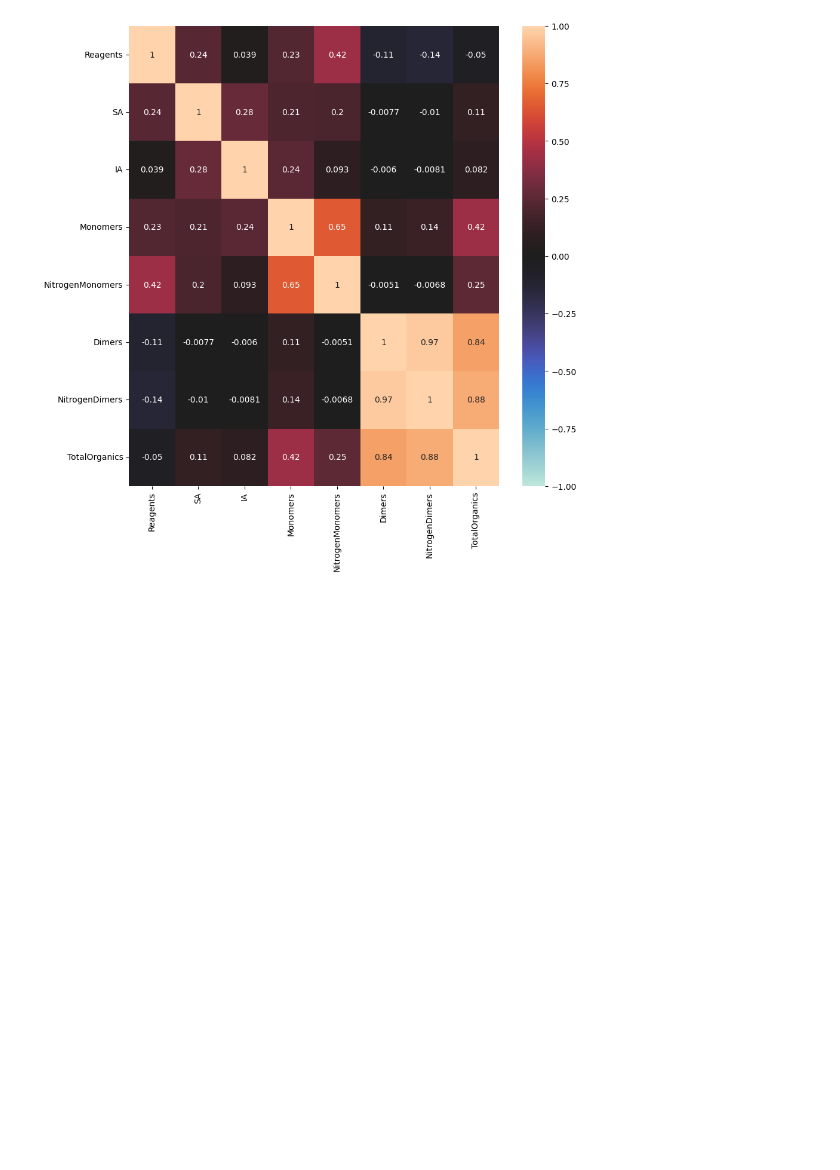
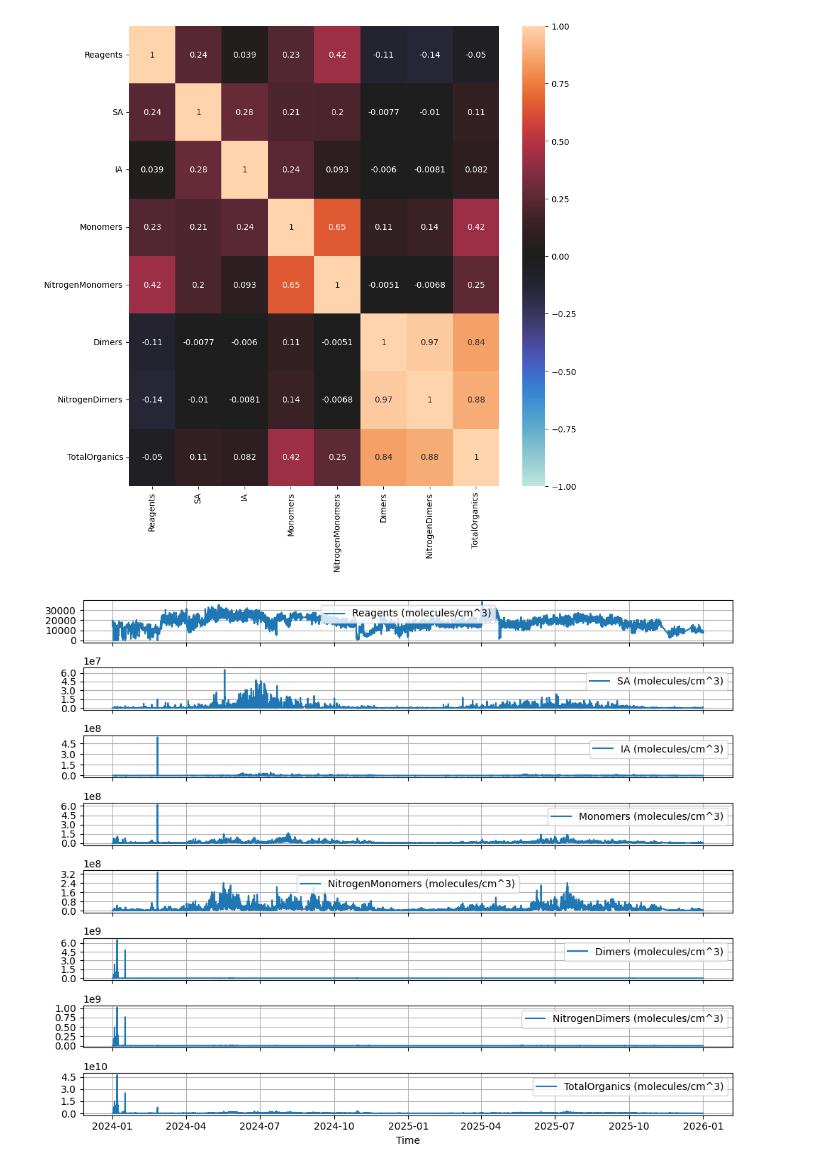
Before and after one commit to drohal3/ATMDP-003_marine, a Jupyter notebook: notebooks/precursors_explore.ipynb, the cells around one changed output. Drawn from its saved outputs; the diff is of its cells as text; code cells hidden in the pictures; blank space fills up the shorter version.

```diff
--- a/notebooks/precursors_explore.ipynb
+++ b/notebooks/precursors_explore.ipynb
@@ -6,10 +6,13 @@ Loading data into DataFrame
 import pandas as pd
 import seaborn as sns
 import matplotlib.pyplot as plt
+from matplotlib.ticker import MaxNLocator
 
 path = "../local/Tvarminne/CIApi_data/MION_NO3_WinterSchool.csv"
 
-df = pd.read_csv(path)
+df = pd.read_csv(path, engine="pyarrow")
+df["Time"] = pd.to_datetime(df["Time"], format="%d-%b-%Y %H:%M:%S", errors='coerce')
+df.set_index("Time", inplace=True)
 # %% [markdown]
 Exploring first few rows of the data
 # %%
@@ -80,3 +86,22 @@ sns.heatmap(
 plt.show()
 # %% [output]
 [figure]
+# %%
+fig, axes = plt.subplots(
+    len(df.columns),
+    1,
+    figsize=(15, 8),
+    sharex=True,
+)
+
+for idx, value in enumerate(df.columns):
+    ax = axes[idx]
+    ax.plot(df.index, df[value], label=f"{value} (molecules/cm^3)")
+    ax.legend()
+    ax.grid(True)
+    ax.yaxis.set_major_locator(MaxNLocator(nbins=5))
+plt.xlabel("Time")
+plt.tight_layout()
+plt.show()
+# %% [output]
+[figure, added]
```
Also changed, not shown: parts of 3 cells of this notebook, 2 other files.
